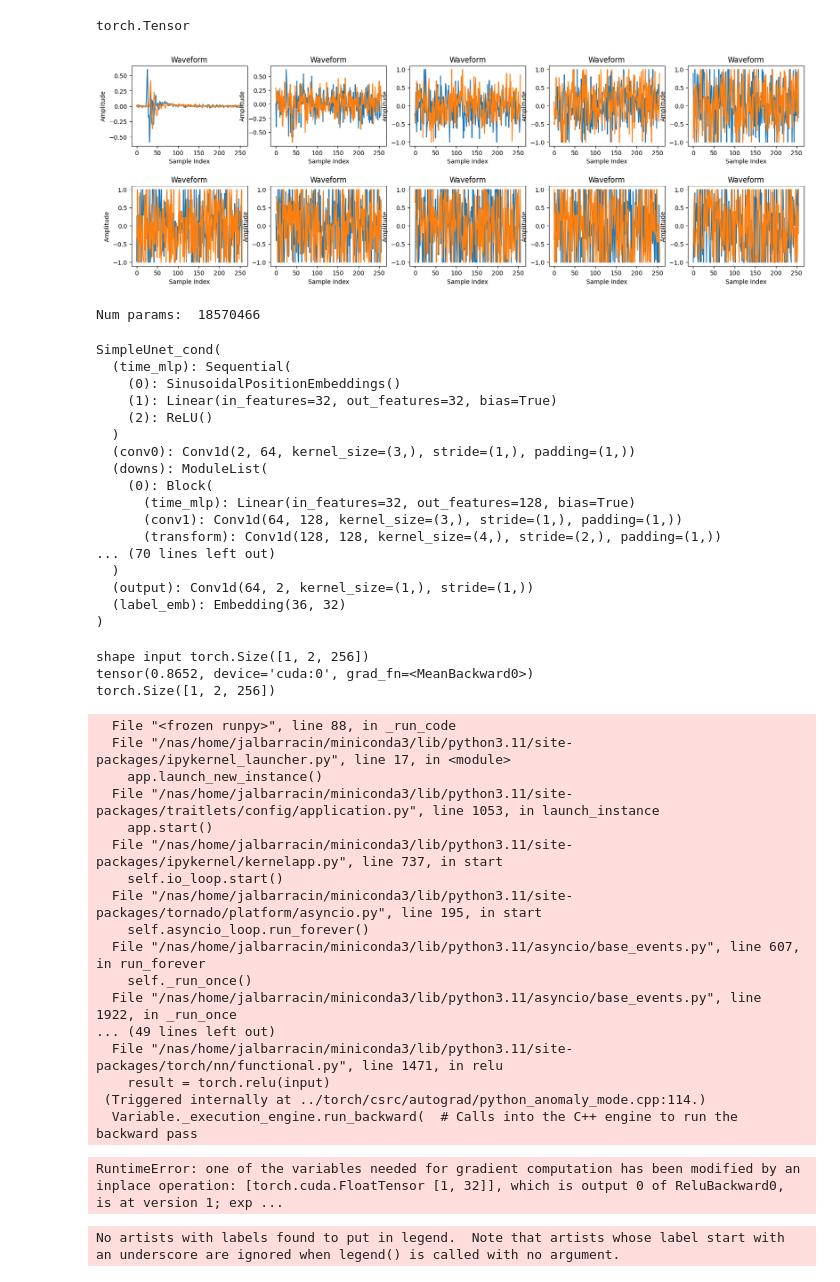
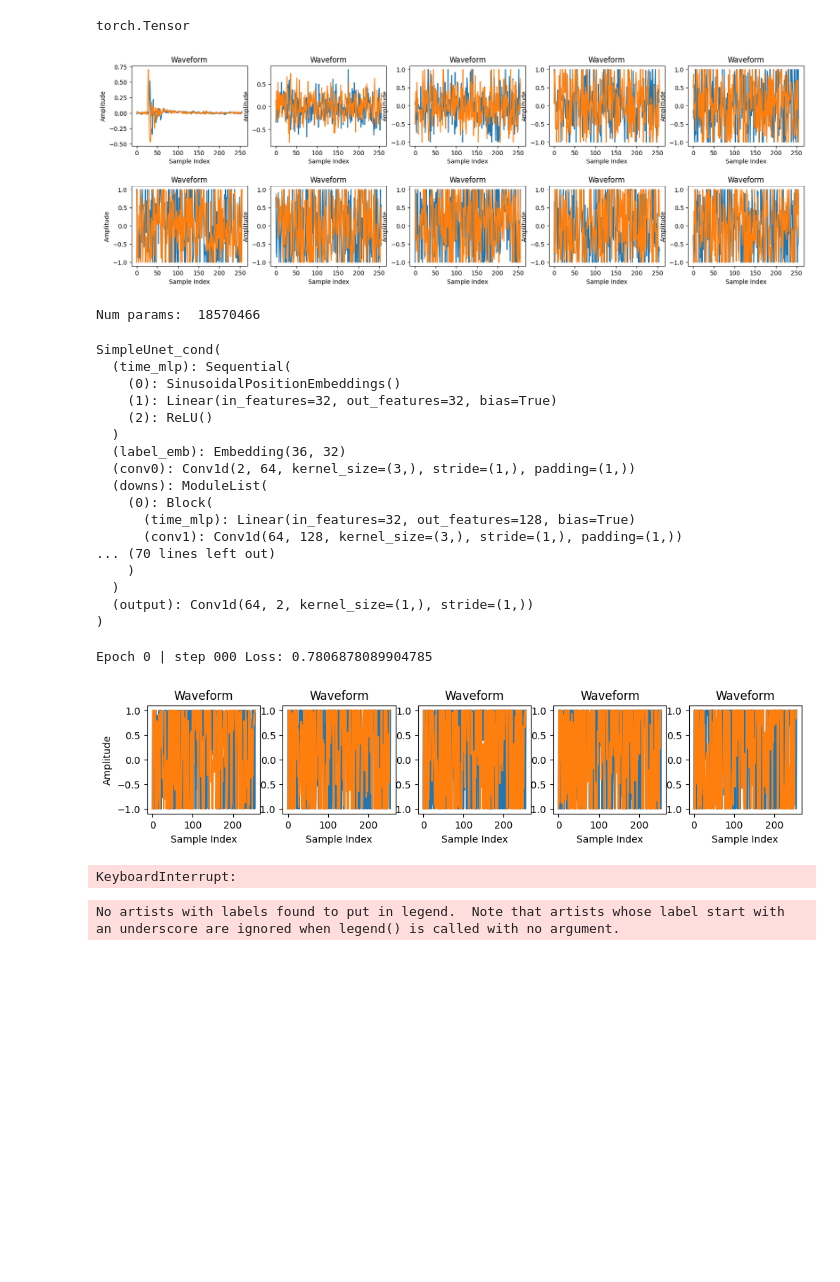
Before and after one commit to juancaudio20/ddpm, a Jupyter notebook: st_audio_diffusion_codition.ipynb, the cells around one changed output. Drawn from its saved outputs; the diff is of its cells as text; code cells hidden in the pictures; blank space fills up the shorter version.

Commit message:
working code, monitoring needed

```diff
--- a/st_audio_diffusion_codition.ipynb
+++ b/st_audio_diffusion_codition.ipynb
@@ -2,6 +2,7 @@
 import math
 import torch
 import torchaudio
+import torchvision.utils
 from torch import nn
 from torch.utils.data import DataLoader, Subset
 import numpy as np
@@ -11,8 +12,9 @@ import torchaudio.transforms as TT
 import librosa
 import os
 import pandas as pd
-#from torch.utils.tensorboard import SummaryWriter
-#writer = SummaryWriter()
+from torch.utils.tensorboard import SummaryWriter
+import sys
+writer = SummaryWriter("runs/03_12_conditioned")
 # %%
 dataset = []
 
@@ -134,7 +136,7 @@ def forward_diffusion_sample(x_0, t, device="cpu"):
 
 
 # Define beta schedule
-T = 300
+T = 600
 betas = linear_beta_schedule(timesteps=T)
 
 # Pre-calculate different terms for closed form
@@ -193,7 +195,7 @@ for idx in range(0, T, stepsize):
 
 plt.subplots_adjust(hspace=0.5)
 # %% [output]
-[figure, old version]
+[figure, new version]
 # %%
 class Block(nn.Module):
     def __init__(self, in_ch, out_ch, time_emb_dim, up=False):
@@ -259,7 +261,8 @@ class SimpleUnet_cond(nn.Module):
             nn.Linear(time_emb_dim, time_emb_dim),
             nn.ReLU()
         )
-
+        if num_classes is not None:
+            self.label_emb = nn.Embedding(num_classes,time_emb_dim)
         # Initial projection
         self.conv0 = nn.Conv1d(audio_channels, down_channels[0], kernel_size=3, padding=1)  # Adjust here
 
@@ -273,15 +276,14 @@ class SimpleUnet_cond(nn.Module):
         # Output layer
         self.output = nn.Conv1d(up_channels[-1], out_dim, kernel_size=1)
 
-        if num_classes is not None:
-            self.label_emb = nn.Embedding(num_classes,time_emb_dim)
 
-    def forward(self, x, timestep, y):
+    def forward(self, x, timestep, labels):
         # Embed time
         t = self.time_mlp(timestep)
         #print("Time embedding shape:", t.shape)
-        if y is not None:
-            t +=self.label_emb(y)
+        if labels is not None:
+            t = torch.add(t, self.label_emb(labels))
+            #label_emb =self.label_emb(labels)
         # Initial conv
         x = self.conv0(x)
         #print("After conv0 shape:", x.shape)
@@ -314,16 +316,16 @@ SimpleUnet_cond(
     (1): Linear(in_features=32, out_features=32, bias=True)
     (2): ReLU()
   )
+  (label_emb): Embedding(36, 32)
   (conv0): Conv1d(2, 64, kernel_size=(3,), stride=(1,), padding=(1,))
   (downs): ModuleList(
     (0): Block(
       (time_mlp): Linear(in_features=32, out_features=128, bias=True)
       (conv1): Conv1d(64, 128, kernel_size=(3,), stride=(1,), padding=(1,))
-      (transform): Conv1d(128, 128, kernel_size=(4,), stride=(2,), padding=(1,))
 ... (70 lines left out)
+    )
   )
   (output): Conv1d(64, 2, kernel_size=(1,), stride=(1,))
-  (label_emb): Embedding(36, 32)
 )
 # %%
 def get_loss(model, x_0, t,y):
@@ -335,7 +337,7 @@ def get_loss(model, x_0, t,y):
 AUDIO_SIZE = 256
 
 @torch.no_grad()
-def sample_timestep(audio, t, pred_noise,cfg_scale=3):
+def sample_timestep(audio, t, predicted_noise, cfg_scale=3):
     """
     Calls the model to predict the noise in the audio and returns
     the denoised audio.
@@ -350,7 +352,7 @@ def sample_timestep(audio, t, pred_noise,cfg_scale=3):
     # Call model (current audio - noise prediction)
     # Concatenate both channels along the channel dimension
     model_mean = sqrt_recip_alphas_t * (
-        audio - betas_t * model(audio, t) / sqrt_one_minus_alphas_cumprod_t
+        audio - betas_t * predicted_noise / sqrt_one_minus_alphas_cumprod_t
     )
 
     posterior_variance_t = get_index_from_list(posterior_variance, t, audio.shape)
@@ -361,11 +363,11 @@ def sample_timestep(audio, t, pred_noise,cfg_scale=3):
         if cfg_scale>0:
             #noise = torch.randn_like(audio)
             uncond_predicted_noise = model(audio, t, None)
-            cond_predicted_noise = torch.lerp(uncond_predicted_noise,pred_noise,cfg_scale)
+            cond_predicted_noise = torch.lerp(uncond_predicted_noise, predicted_noise, cfg_scale)
             return model_mean + torch.sqrt(posterior_variance_t) * cond_predicted_noise
 
 @torch.no_grad()
-def sample_plot_audio(pn):
+def sample_plot_audio(predicted_noise):
     # Sample noise
     audio = torch.randn((1, 2, AUDIO_SIZE), device=device)  # Adjust for stereo audio
     plt.figure(figsize=(12, 2))
@@ -374,7 +376,7 @@ def sample_plot_audio(pn):
     stepsize = int(T / num_audios)
     for i in range(0, T)[::-1]:
         t = torch.full((1,), i, device=device, dtype=torch.long)
-        audio = sample_timestep(audio, t,pn)
+        audio = sample_timestep(audio, t, predicted_noise)
         # Clip the audio to a reasonable range (-1 to 1)
         audio = torch.clamp(audio, -1.0, 1.0)
         #print(audio.shape)
@@ -393,68 +395,54 @@ def sample_plot_audio(pn):
             torchaudio.save(f'generated_st_audio.wav', audio[0].cpu(), 44100)  # Save the stereo audio
     plt.subplots_adjust(hspace=0.5)
     plt.show()
+    #wave_grid = torchvision.utils.make_grid(audio[0].cpu())
+    #writer.add_audio('hrir',wave_grid)
+    #writer.close()
+    #sys.exit()
 # %%
 from torch.optim import Adam
 torch.autograd.set_detect_anomaly(True)
 device = "cuda" if torch.cuda.is_available() else "cpu"
 model.to(device)
 optimizer = Adam(model.parameters(), lr=0.001)
-epochs = 100
+epochs = 200
 
 for epoch in range(epochs):
     for step, batch in enumerate(dataloader):
         optimizer.zero_grad()
 
         t = torch.randint(0, T, (BATCH_SIZE,), device=device).long()
         x_input = batch['audio'].to(device)
         measurement_point = batch['measurement_point'].to(device)
-        print("shape input", x_input.shape)
+        #print("shape input", x_input.shape)
         if np.random.random()<0.1:
             measurement_point=None
         loss, predicted_noise = get_loss(model, x_input, t,measurement_point)
         #print(loss)
         #print(predicted_noise.shape)
-        #writer.add_scalar("Loss/train", loss, epoch)
+        writer.add_scalar("Loss/train", loss, epoch)
         loss.backward()
         optimizer.step()
 
         if epoch % 5 == 0 and step == 0:
             print(f"Epoch {epoch} | step {step:03d} Loss: {loss.item()} ")
             sample_plot_audio(predicted_noise)
 
 
     # Save model and optimizer states after each epoch
     checkpoint_path = f"checkpoint_epoch_{epoch}.pt"
     torch.save({
         'epoch': epoch,
         'model_state_dict': model.state_dict(),
         'optimizer_state_dict': optimizer.state_dict(),
         'loss': loss.item(),
     }, checkpoint_path)
 
 print("Training complete. Saved checkpoints.")
 # %% [output]
-shape input torch.Size([1, 2, 256])
-tensor(0.8652, device='cuda:0', grad_fn=<MeanBackward0>)
-torch.Size([1, 2, 256])
+Epoch 0 | step 000 Loss: 0.7806878089904785
+[figure, added]
-  File "<frozen runpy>", line 88, in _run_code
-  File "/nas/home/jalbarracin/miniconda3/lib/python3.11/site-packages/ipykernel_launcher.py", line 17, in <module>
-    app.launch_new_instance()
-  File "/nas/home/jalbarracin/miniconda3/lib/python3.11/site-packages/traitlets/config/application.py", line 1053, in launch_instance
-    app.start()
-  File "/nas/home/jalbarracin/miniconda3/lib/python3.11/site-packages/ipykernel/kernelapp.py", line 737, in start
-    self.io_loop.start()
-  File "/nas/home/jalbarracin/miniconda3/lib/python3.11/site-packages/tornado/platform/asyncio.py", line 195, in start
-    self.asyncio_loop.run_forever()
-  File "/nas/home/jalbarracin/miniconda3/lib/python3.11/asyncio/base_events.py", line 607, in run_forever
-    self._run_once()
-  File "/nas/home/jalbarracin/miniconda3/lib/python3.11/asyncio/base_events.py", line 1922, in _run_once
-... (49 lines left out)
-  File "/nas/home/jalbarracin/miniconda3/lib/python3.11/site-packages/torch/nn/functional.py", line 1471, in relu
-    result = torch.relu(input)
- (Triggered internally at ../torch/csrc/autograd/python_anomaly_mode.cpp:114.)
-  Variable._execution_engine.run_backward(  # Calls into the C++ engine to run the backward pass
+KeyboardInterrupt:
-RuntimeError: one of the variables needed for gradient computation has been modified by an inplace operation: [torch.cuda.FloatTensor [1, 32]], which is output 0 of ReluBackward0, is at version 1; exp ...
 # %%
 import soundfile as sf
 generated_hrir, sr = sf.read('generated_st_audio.wav')
```
